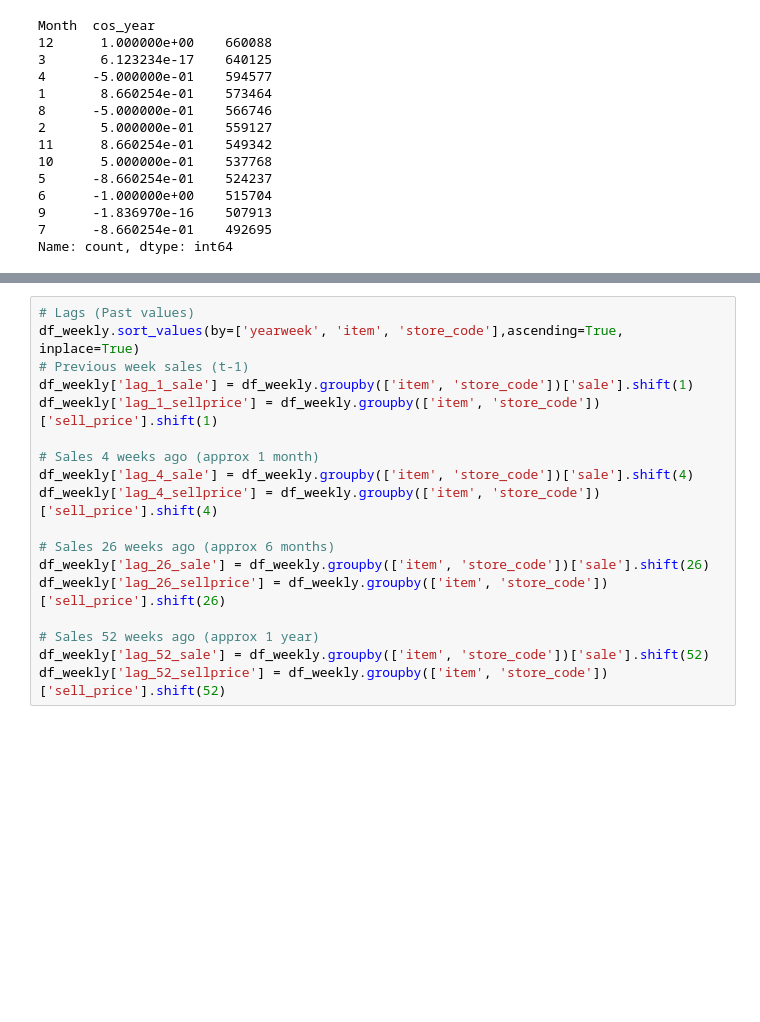
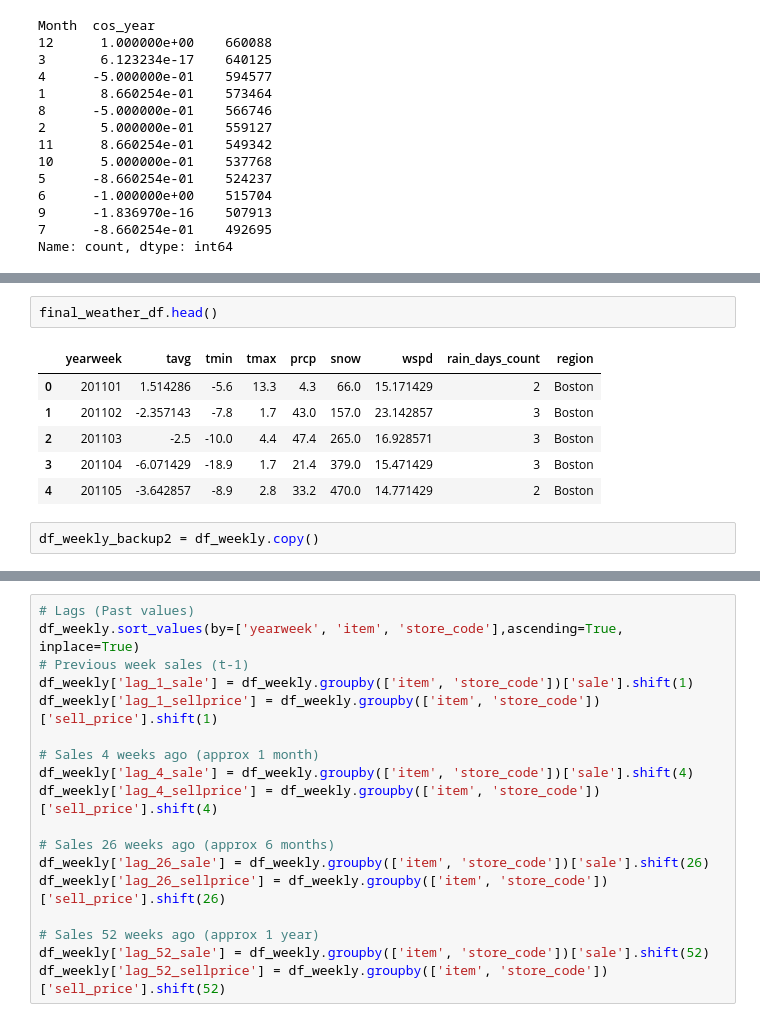
Before and after one commit to asansal/DS_market_Capstone, a Jupyter notebook: tarea_3_DSMarket_time_series.ipynb, the cells around one changed output, grey strips where cells are left out. Cells and saved outputs as stored; diff of their text form; blank space fills up the shorter version.

```diff
--- a/tarea_3_DSMarket_time_series.ipynb
+++ b/tarea_3_DSMarket_time_series.ipynb
@@ -298 +372,12 @@ Name: count, dtype: int64
+# %%
+final_weather_df.head()
+# %% [output]
+|  | yearweek | tavg | tmin | tmax | prcp | snow | wspd | rain_days_count | region |
+| 0 | 201101 | 1.514286 | -5.6 | 13.3 | 4.3 | 66.0 | 15.171429 | 2 | Boston |
+| 1 | 201102 | -2.357143 | -7.8 | 1.7 | 43.0 | 157.0 | 23.142857 | 3 | Boston |
+| 2 | 201103 | -2.5 | -10.0 | 4.4 | 47.4 | 265.0 | 16.928571 | 3 | Boston |
+| 3 | 201104 | -6.071429 | -18.9 | 1.7 | 21.4 | 379.0 | 15.471429 | 3 | Boston |
+| 4 | 201105 | -3.642857 | -8.9 | 2.8 | 33.2 | 470.0 | 14.771429 | 2 | Boston |
+# %%
+df_weekly_backup2 = df_weekly.copy()
 # %%
```
Also changed, not shown: parts of 15 cells of this notebook, 1 other file.
